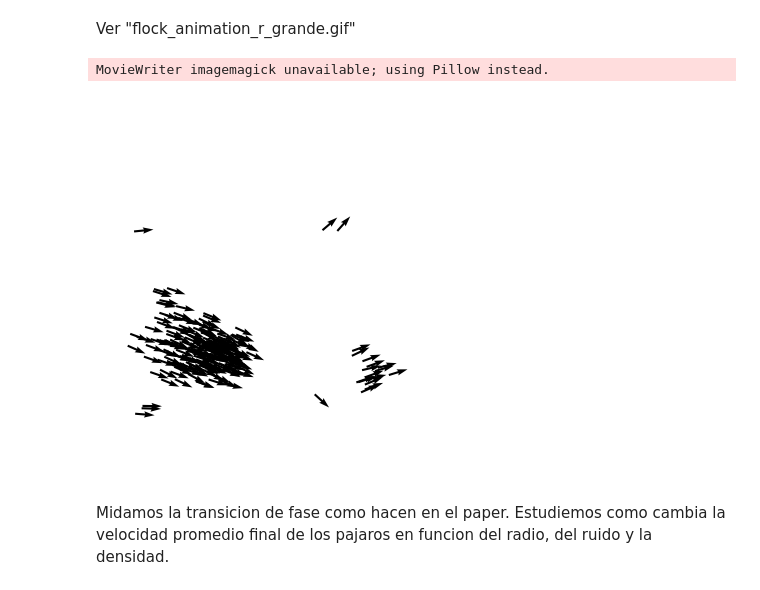
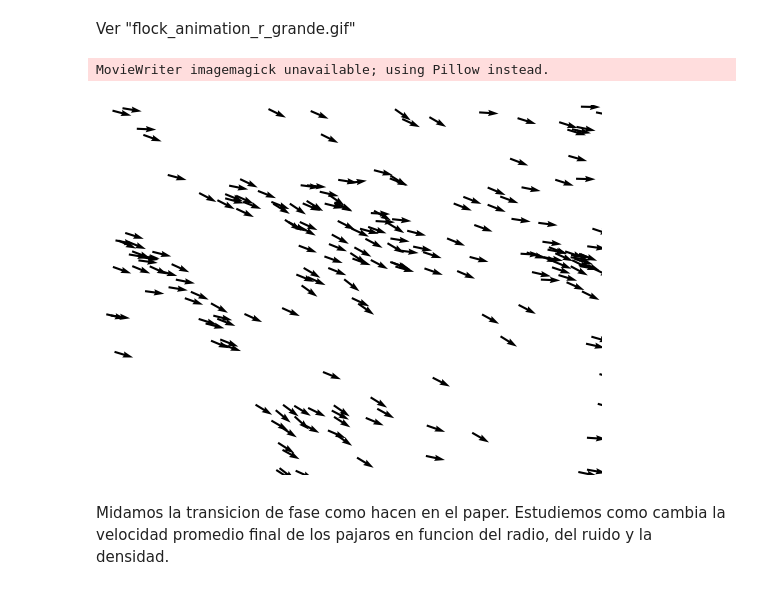
Before and after one commit to lautarogiordano/practicas-complejidad, a Jupyter notebook: p2-aves/aves.ipynb, the cells around one changed output. Cells and saved outputs as stored; diff of their text form; code cells hidden in the pictures.

```diff
--- a/p2-aves/aves.ipynb
+++ b/p2-aves/aves.ipynb
@@ -21,15 +21,10 @@ class bird:
         self.x += self.vx * dt
         self.y += self.vy * dt
 
-    def distance(self, other):
-        return np.sqrt((self.x - other.x)**2 + (self.y - other.y)**2)
-
     def update_velocity(self):
         self.vx = self.velocity * np.cos(self.angle)
         self.vy = self.velocity * np.sin(self.angle)
 
-    def __str__(self):
-        return f'({self.x}, {self.y})'
 
 class flock:
     def __init__(self, n, radius=.1, velocity=1, noise_level=0.1, L=5):
@@ -40,6 +35,11 @@ class flock:
                         for _ in range(n)]
 
         self.n_birds = n
+        # Estos arreglos contienen las posiciones de los pajaros, sirven para calcular
+        # las distancias usando funciones de numpy y que el codigo corra mas rapido
+        self.x = np.array([b.x for b in self.birds])
+        self.y = np.array([b.y for b in self.birds])
+
         # Radio de interaccion
         self.radius = radius
         self.velocity = velocity
@@ -63,7 +63,16 @@ class flock:
         return np.sqrt(v_sum_x**2 + v_sum_y**2) / (self.velocity * self.n_birds)
 
     def distances(self):
-        return np.array([[b.distance(other) for other in self.birds] for b in self.birds])
+        # Creo una matriz de distancias entre los pajaros
+        x_diff = self.x[:, np.newaxis] - self.x[np.newaxis, :]
+        y_diff = self.y[:, np.newaxis] - self.y[np.newaxis, :]
+
+        # Distancias con condiciones de contorno periodicas
+        dx = np.minimum(np.abs(x_diff), self.L - np.abs(x_diff))
+        dy = np.minimum(np.abs(y_diff), self.L - np.abs(y_diff))
+
+        # Calculate the distances
+        return np.sqrt(dx**2 + dy**2)
 
     def run_step(self):
         distances = self.distances()
@@ -104,8 +113,8 @@ class flock:
     def animate(self, steps, interval=100, save_as_gif=False):
         # Create a figure and axis
         fig, ax = plt.subplots()
-        ax.set_xlim(0, L)
-        ax.set_ylim(0, L)
+        ax.set_xlim(0, self.L)
+        ax.set_ylim(0, self.L)
 
         # Scatter plot of the birds' positions
         scatter = ax.quiver(
@@ -155,11 +164,11 @@ Si aumento el radio, se ve la transicion de un comportamiento desordeanado a uno
 # %% [markdown]
 Ver "flock_animation_r_grande.gif"
 # %%
-aves = flock(200, radius=.2, velocity=.04, noise_level=.05)
+aves = flock(200, radius=.5, velocity=.04, noise_level=.1)
 aves.animate(300, interval=300, save_as_gif=True)
 # %% [output]
 MovieWriter imagemagick unavailable; using Pillow instead.
-[figure, old version]
+[figure, new version]
 # %% [markdown]
 Midamos la transicion de fase como hacen en el paper. Estudiemos como cambia la velocidad promedio final de los pajaros en funcion del radio, del ruido y la densidad.
 # %% [markdown]
```
Also changed, not shown: parts of 17 cells of this notebook, 3 other files.
